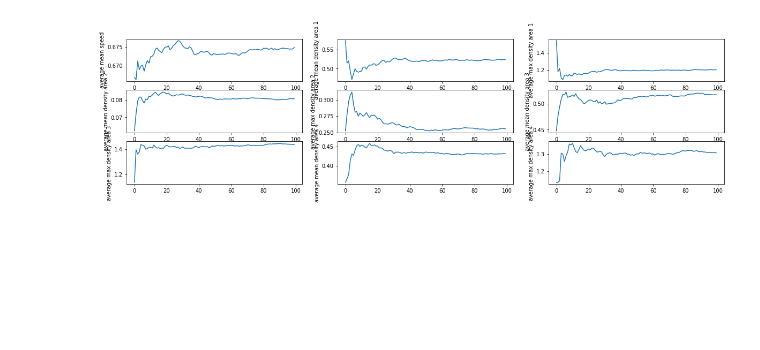
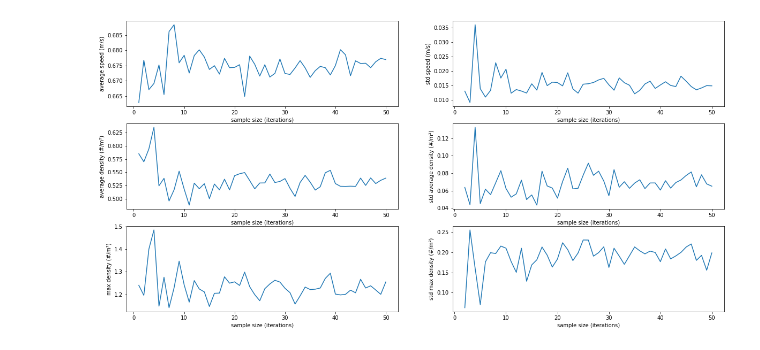
Before and after one commit to floristevito/CrowdSim, a Jupyter notebook: analysis/seed_analysis_results.ipynb, the cells around one changed output. Saved outputs shown, nothing was run; the diff lists cells and outputs as text; code cells hidden in the pictures; blank space fills up the shorter version.

Commit message:
seed analysis results added

```diff
--- a/analysis/seed_analysis_results.ipynb
+++ b/analysis/seed_analysis_results.ipynb
@@ -7,7 +7,7 @@ import matplotlib.pyplot as plt
 # %%
 # load results of base case
 base_case_results = load_results('../data/output/EMA/seedAnalysisBaseCase.tar.gz')
-base_case_outcomes = pd.DataFrame(base_caseresults[1])
+base_case_outcomes = pd.DataFrame(base_case_results[1])
 # %%
 # load results of bad case
 bad_case_results = load_results('../data/output/EMA/seedAnalysisBadCase.tar.gz')
@@ -17,5 +15,5 @@ bad_case_outcomes = pd.DataFrame(bad_case_results[1])
 # %%
-def plot_convergence(outcomes):
+def plot_convergence(outcomes, sample):
     # create plot axis
     fig, axs = plt.subplots(3, 2, figsize=(20,10))
 
@@ -27,7 +25,7 @@ def plot_convergence(outcomes):
     o_index = 0
 
     # calculate mean and standard deviation per sample size
-    for s in range(0,3):
+    for s in range(0, sample):
         con.loc[s, 'sampleSize'] = s + 1
         con.loc[s, 'averageMeanSpeed'] = o.loc[o_index:o_index+s, 'meanSpeed'].mean()
         con.loc[s, 'stdMeanSpeed'] = o.loc[o_index:o_index+s, 'meanSpeed'].std()
@@ -84,7 +82,7 @@ def plot_convergence(outcomes):
     )
     axs[2][1].set(xlabel='sample size (iterations)', ylabel='std max density (#/m²)')
 # %%
-plot_convergence(base_case_outcomes)
+plot_convergence(base_case_outcomes, 50)
 # %% [output]
-[figure, old version]
+[figure, new version]
 # %%
```
Also changed, not shown: parts of 2 cells of this notebook, 3 other files.
